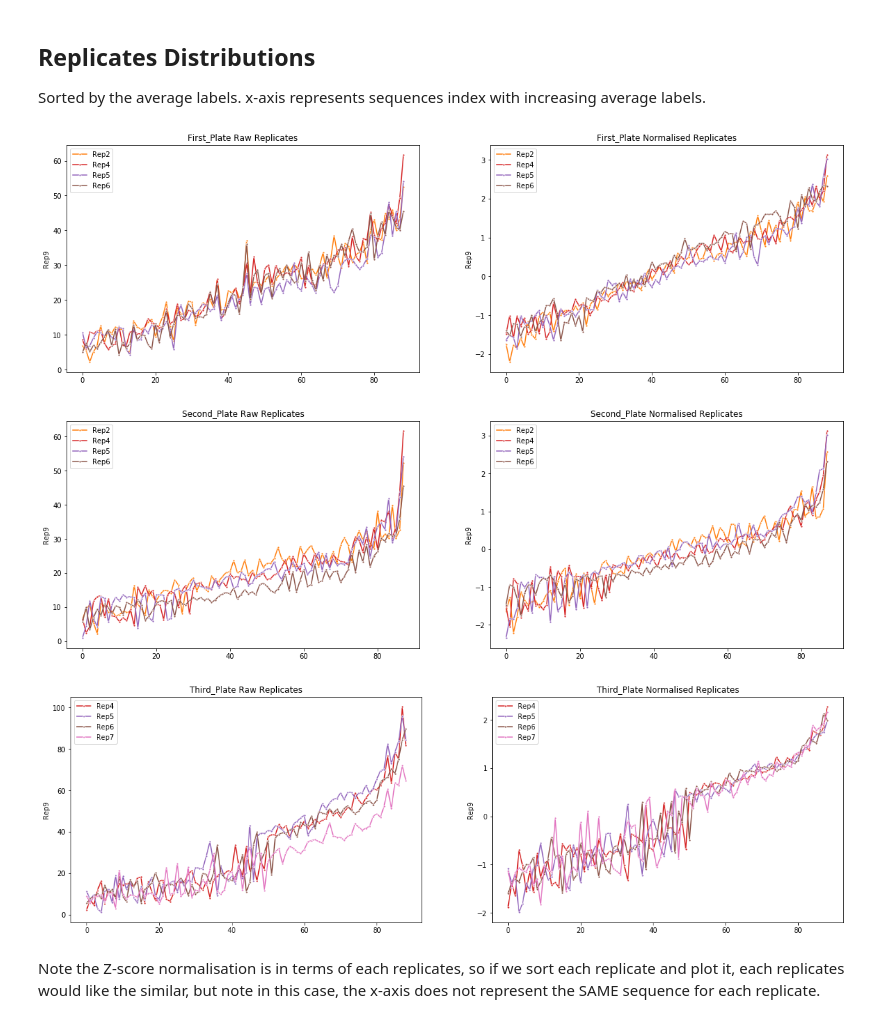
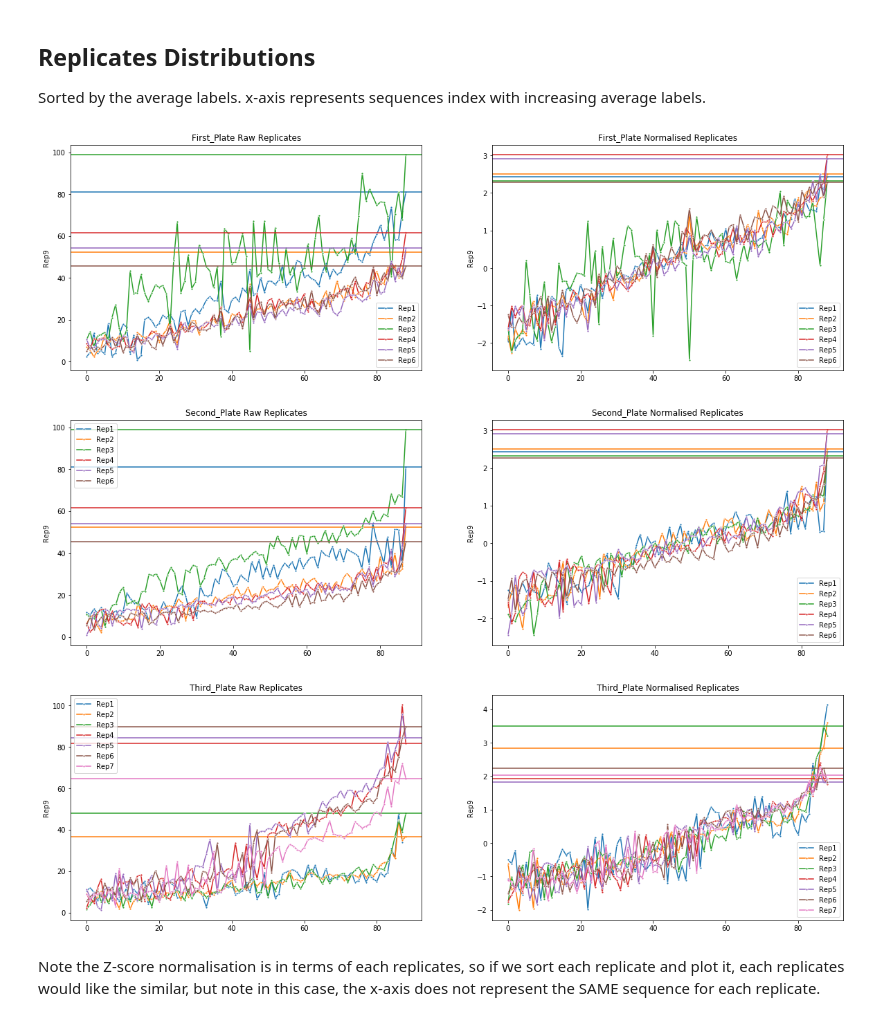
Before and after one commit to mholowko/Solaris, a Jupyter notebook: notebooks/result_analysis/Data_visualisation.ipynb, the cells around one changed output. Cells and saved outputs as stored; diff of their text form; code cells hidden in the pictures.

```diff
--- a/notebooks/result_analysis/Data_visualisation.ipynb
+++ b/notebooks/result_analysis/Data_visualisation.ipynb
@@ -39,8 +39,8 @@ import warnings
 # Path_raw = '../../data/Results_Microplate_normFalse_formatSeq_logTrue.csv'
 # Path_normalised = '../../data/Results_Microplate_normTrue_plateRep_formatSeq_logTrue.csv'
 
-Path_raw = '../../data/Results_Microplate_partialTrue_normFalse_formatSeq_logTrue.csv'
-Path_normalised = '../../data/Results_Microplate_partialTrue_normTrue_roundRep_formatSeq_logTrue.csv'
+Path_raw = '../../data/Results_Microplate_partialFalse_normFalse_formatSeq_logTrue.csv'
+Path_normalised = '../../data/Results_Microplate_partialFalse_normTrue_roundRep_formatSeq_logTrue.csv'
 
 df_raw = pd.read_csv(Path_raw)
 df_normalised = pd.read_csv(Path_normalised)
@@ -94,26 +94,34 @@ Text(0.5, 1.0, 'Normalised Average Label')
 
 Sorted by the average labels. x-axis represents sequences index with increasing average labels.
 # %%
+import matplotlib
+
+cmap = matplotlib.cm.get_cmap('Spectral')
+
 for plate_name in ['First_Plate', 'Second_Plate', 'Third_Plate']:
     df_raw_plate = df_raw[df_raw['Plate'] == plate_name]
     df_normalised_plate = df_normalised[df_normalised['Plate'] == plate_name]
 
     sorted_by_ave_df_raw = df_raw_plate.sort_values(by = ['AVERAGE'])
     sorted_by_ave_df_normalised = df_normalised_plate.sort_values(by = ['AVERAGE'])
 
     f, axes = plt.subplots(1, 2, figsize=(20, 6), sharex=False)
 
-    for i in ['Rep1', 'Rep2', 'Rep3', 'Rep4', 'Rep5', 'Rep6','Rep7', 'Rep8', 'Rep9',]:
-        sns.lineplot(range(len(sorted_by_ave_df_raw[i])), sorted_by_ave_df_raw[i], label = str(i), marker = '.', ax = axes[0])
-        sns.lineplot(range(len(sorted_by_ave_df_normalised[i])), sorted_by_ave_df_normalised[i], label = str(i), marker = '.', ax = axes[1])
+    for idx, i in enumerate(['Rep1', 'Rep2', 'Rep3', 'Rep4', 'Rep5', 'Rep6','Rep7', 'Rep8', 'Rep9']):
+        sns.lineplot(range(len(sorted_by_ave_df_raw[i])), sorted_by_ave_df_raw[i], label = str(i), marker = '.', ax = axes[0], color = sns.color_palette("tab10")[idx])
+        # print(sorted_by_ave_df_raw[sorted_by_ave_df_raw['Name'] == 'RBS_1by1_0'])
+        # print(float(sorted_by_ave_df_raw[sorted_by_ave_df_raw['Name'] == 'RBS_1by1_0'][i]))
+        axes[0].axhline(float(sorted_by_ave_df_raw[sorted_by_ave_df_raw['Name'] == 'RBS_1by1_0'][i]), color = sns.color_palette("tab10")[idx])
+        sns.lineplot(range(len(sorted_by_ave_df_normalised[i])), sorted_by_ave_df_normalised[i], label = str(i), marker = '.', ax = axes[1], color = sns.color_palette("tab10")[idx])
+        axes[1].axhline(float(sorted_by_ave_df_normalised[sorted_by_ave_df_normalised['Name'] == 'RBS_1by1_0'][i]), color = sns.color_palette("tab10")[idx])
     axes[0].set_title(plate_name + ' Raw Replicates')
     axes[1].set_title(plate_name + ' Normalised Replicates')
 
     plt.show()
 # %% [output]
-[figure, old version]
+[figure, new version]
-[figure, old version]
+[figure, new version]
-[figure, old version]
+[figure, new version]
 # %% [markdown]
 Note the Z-score normalisation is in terms of each replicates, so if we sort each replicate and plot it, each replicates would like the similar, but note in this case, the x-axis does not represent the SAME sequence for each replicate.
 # %%
```
Also changed, not shown: parts of 9 cells of this notebook.
